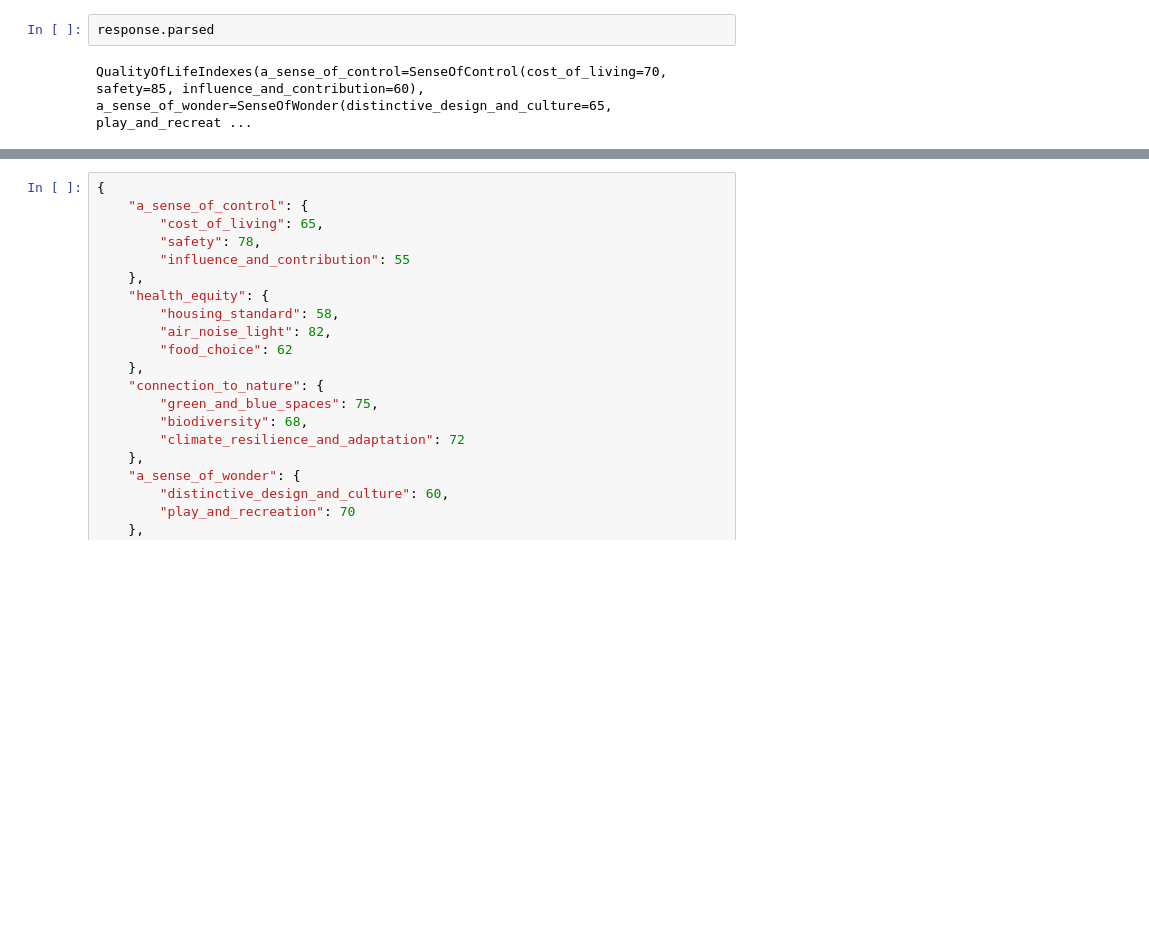
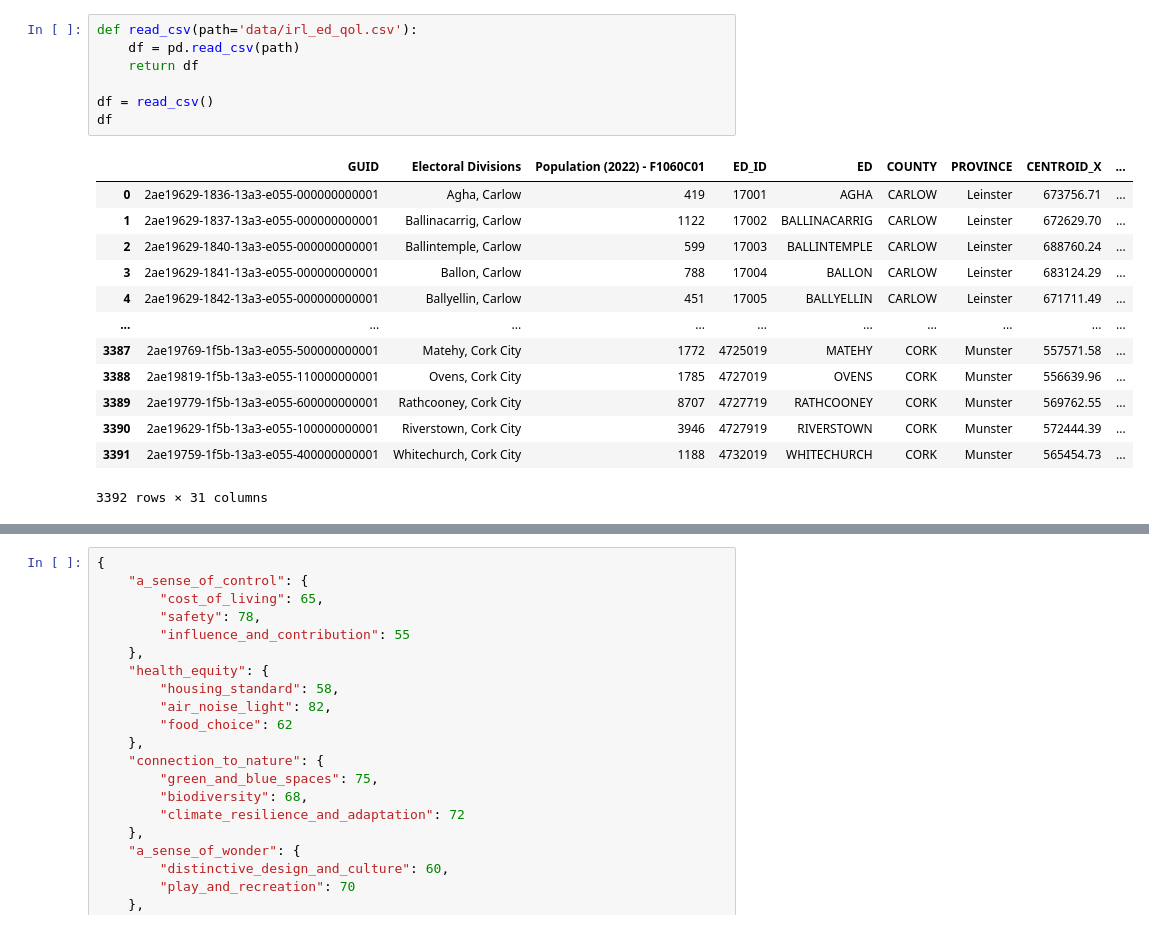
Before and after one commit to krishzinx/housingHackathonTCS, a Jupyter notebook: DatasetCreationOpenAI.ipynb, the cells around one changed output, grey strips where cells are left out. Cells and saved outputs as stored; diff of their text form; blank space fills up the shorter version.

```diff
--- a/DatasetCreationOpenAI.ipynb
+++ b/DatasetCreationOpenAI.ipynb
@@ -398,4 +32,21 @@ ParsedChatCompletionMessage[QualityOfLifeIndexes](content='{\n    "a_sense_of_co
 # %%
-response.parsed
+def read_csv(path='data/irl_ed_qol.csv'):
+    df = pd.read_csv(path)
+    return df
+
+df = read_csv()
+df
 # %% [output]
+|  | GUID | Electoral Divisions | Population (2022) - F1060C01 | ED_ID | ED | COUNTY | PROVINCE | CENTROID_X | ... |
+| 0 | 2ae19629-1836-13a3-e055-000000000001 | Agha, Carlow | 419 | 17001 | AGHA | CARLOW | Leinster | 673756.71 | ... |
+| 1 | 2ae19629-1837-13a3-e055-000000000001 | Ballinacarrig, Carlow | 1122 | 17002 | BALLINACARRIG | CARLOW | Leinster | 672629.70 | ... |
+| 2 | 2ae19629-1840-13a3-e055-000000000001 | Ballintemple, Carlow | 599 | 17003 | BALLINTEMPLE | CARLOW | Leinster | 688760.24 | ... |
+| 3 | 2ae19629-1841-13a3-e055-000000000001 | Ballon, Carlow | 788 | 17004 | BALLON | CARLOW | Leinster | 683124.29 | ... |
+| 4 | 2ae19629-1842-13a3-e055-000000000001 | Ballyellin, Carlow | 451 | 17005 | BALLYELLIN | CARLOW | Leinster | 671711.49 | ... |
+| ... | ... | ... | ... | ... | ... | ... | ... | ... | ... |
+| 3387 | 2ae19769-1f5b-13a3-e055-500000000001 | Matehy, Cork City | 1772 | 4725019 | MATEHY | CORK | Munster | 557571.58 | ... |
+| 3388 | 2ae19819-1f5b-13a3-e055-110000000001 | Ovens, Cork City | 1785 | 4727019 | OVENS | CORK | Munster | 556639.96 | ... |
+| 3389 | 2ae19779-1f5b-13a3-e055-600000000001 | Rathcooney, Cork City | 8707 | 4727719 | RATHCOONEY | CORK | Munster | 569762.55 | ... |
+| 3390 | 2ae19629-1f5b-13a3-e055-100000000001 | Riverstown, Cork City | 3946 | 4727919 | RIVERSTOWN | CORK | Munster | 572444.39 | ... |
+| 3391 | 2ae19759-1f5b-13a3-e055-400000000001 | Whitechurch, Cork City | 1188 | 4732019 | WHITECHURCH | CORK | Munster | 565454.73 | ... |
-QualityOfLifeIndexes(a_sense_of_control=SenseOfControl(cost_of_living=70, safety=85, influence_and_contribution=60), a_sense_of_wonder=SenseOfWonder(distinctive_design_and_culture=65, play_and_recreat ...
+3392 rows × 31 columns
```
Also changed, not shown: parts of 11 cells of this notebook, 2 other files.
